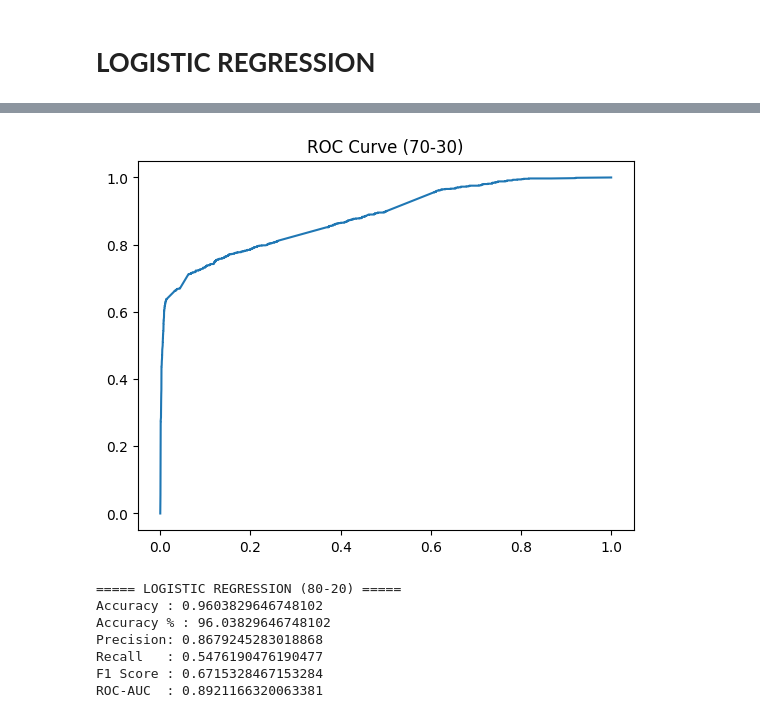
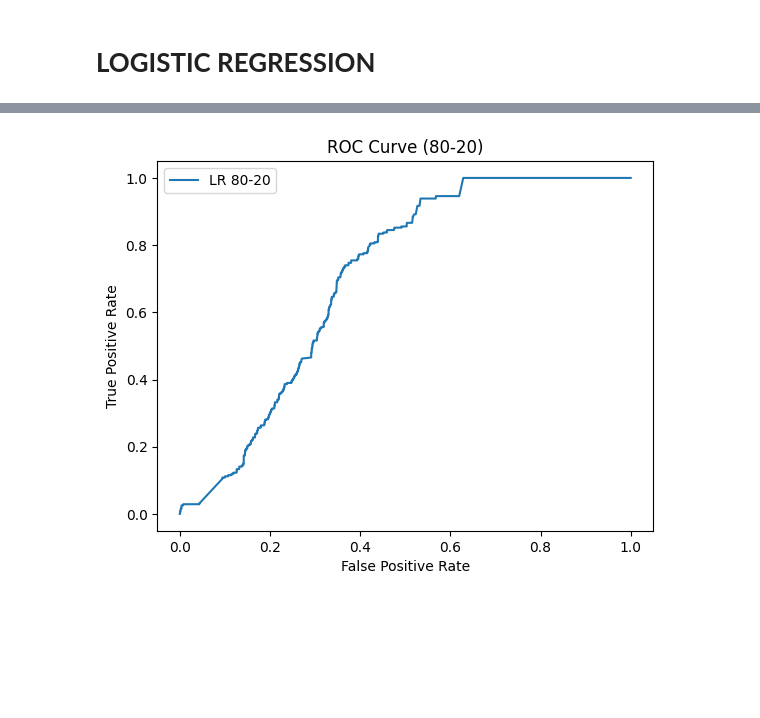
Before and after one commit to MehulShukla-git/Movie_Recommendation_System, a Jupyter notebook: Logistic_Regression.ipynb, the cells around one changed output, grey strips where cells are left out. Saved outputs shown, nothing was run; the diff lists cells and outputs as text; code cells hidden in the pictures; blank space fills up the shorter version.

```diff
--- a/Logistic_Regression.ipynb
+++ b/Logistic_Regression.ipynb
@@ -66,7 +53,7 @@ nltk.download('wordnet')
 stop_words = set(stopwords.words('english'))
 lemmatizer = WordNetLemmatizer()
 
-def preprocess(text):
+def preprocess_text(text):
     text = str(text).lower()
     text = re.sub(r'[^a-zA-Z\s]', '', text)
     words = text.split()
@@ -74,6 +61,7 @@ def preprocess(text):
     words = [lemmatizer.lemmatize(w) for w in words]
     return " ".join(words)
 
-df['tags'] = df['tags'].apply(preprocess)
+df['tags'] = df['tags'].apply(preprocess_text)
+df['title'] = df['title'].str.lower()
 # %% [output]
 [nltk_data] Downloading package stopwords to /root/nltk_data...
@@ -99,24 +86,19 @@ from sklearn.model_selection import train_test_split
 from sklearn.linear_model import LogisticRegression
 from sklearn.metrics import *
 
-# 70-30 Split
-X_train, X_test, y_train, y_test = train_test_split(
-    X_dense, y, test_size=0.3, random_state=42
+X_train_80, X_test_20, y_train_80, y_test_20 = train_test_split(
+    X.toarray(), y, test_size=0.2, random_state=42, stratify=y
 )
 
-model = LogisticRegression(max_iter=1000)
-model.fit(X_train, y_train)
+lr = LogisticRegression(max_iter=1000)
+lr.fit(X_train_80, y_train_80)
 
-y_pred = model.predict(X_test)
-y_prob = model.predict_proba(X_test)[:,1]
+y_pred_80 = lr.predict(X_test_20)
+y_prob_80 = lr.predict_proba(X_test_20)[:,1]
 
-acc = accuracy_score(y_test, y_pred)
-
-print("===== LOGISTIC REGRESSION (70-30) =====")
-print("Accuracy :", acc)
-print("Accuracy % :", acc * 100)
-print("Precision:", precision_score(y_test, y_pred))
-print("Recall   :", recall_score(y_test, y_pred))
-print("F1 Score :", f1_score(y_test, y_pred))
-print("ROC-AUC  :", roc_auc_score(y_test, y_prob))
+print("=== Logistic Regression (80-20) ===")
+print("Accuracy :", accuracy_score(y_test_20, y_pred_80))
+print("Precision:", precision_score(y_test_20, y_pred_80))
+print("F1 Score :", f1_score(y_test_20, y_pred_80))
+print("ROC-AUC  :", roc_auc_score(y_test_20, y_prob_80))
 # %% [output]
@@ -139,38 +110,13 @@ plt.show()
 # %%
-# ROC Curve
-fpr, tpr, _ = roc_curve(y_test, y_prob)
+# ROC
+fpr_80, tpr_80, _ = roc_curve(y_test_20, y_prob_80)
+
 plt.figure()
-plt.plot(fpr, tpr)
-plt.title("ROC Curve (70-30)")
+plt.plot(fpr_80, tpr_80, label="LR 80-20")
+plt.xlabel("False Positive Rate")
+plt.ylabel("True Positive Rate")
+plt.title("ROC Curve (80-20)")
+plt.legend()
 plt.show()
 # %% [output]
-[figure, old version]
+[figure, new version]
-# %%
-# 80-20 Split
-X_train, X_test, y_train, y_test = train_test_split(
-    X_dense, y, test_size=0.2, random_state=42
-)
-
-model = LogisticRegression(max_iter=1000)
-model.fit(X_train, y_train)
-
-y_pred = model.predict(X_test)
-y_prob = model.predict_proba(X_test)[:,1]
-
-acc = accuracy_score(y_test, y_pred)
-
-print("\n===== LOGISTIC REGRESSION (80-20) =====")
-print("Accuracy :", acc)
-print("Accuracy % :", acc * 100)
-print("Precision:", precision_score(y_test, y_pred))
-print("Recall   :", recall_score(y_test, y_pred))
-print("F1 Score :", f1_score(y_test, y_pred))
-print("ROC-AUC  :", roc_auc_score(y_test, y_prob))
-# %% [output]
-===== LOGISTIC REGRESSION (80-20) =====
-Accuracy : 0.9603829646748102
-Accuracy % : 96.03829646748102
-Precision: 0.8679245283018868
-Recall   : 0.5476190476190477
-F1 Score : 0.6715328467153284
-ROC-AUC  : 0.8921166320063381
```
Also changed, not shown: parts of 17 cells of this notebook.
